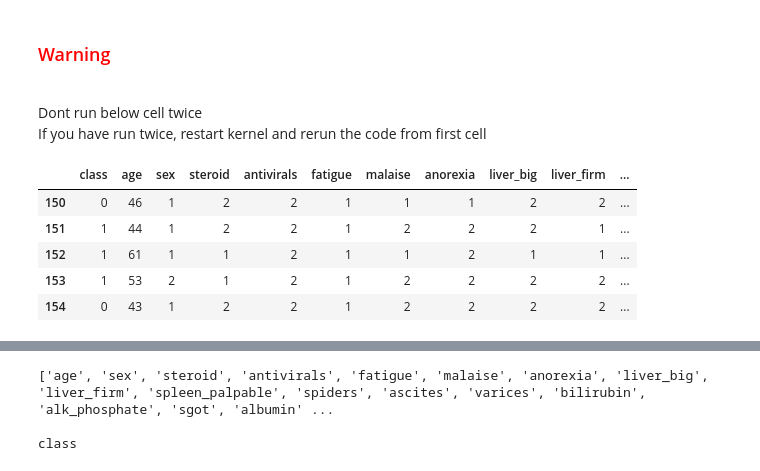
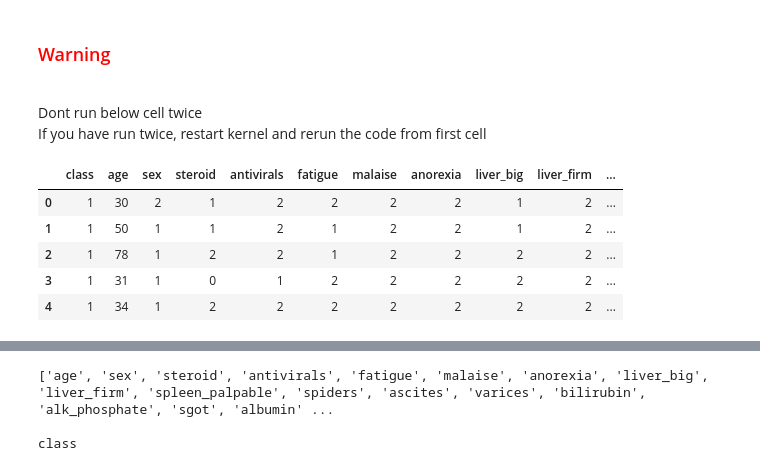
Before and after one commit to PDahal2871/Hepatitis-Survival-Prediction, a Jupyter notebook: HSP.ipynb, the cells around one changed output, grey strips where cells are left out. Cells and saved outputs as stored; diff of their text form; code cells hidden in the pictures.

```diff
--- a/HSP.ipynb
+++ b/HSP.ipynb
@@ -60,19 +60,19 @@ data["class"] = data["class"].map(class_map)
 # %%
 """
 we have to predict class
 
 class 0 --- Dead
 class 1 --- Survived
 
 """
-data.tail()
+data.head()
 # %% [output]
 |  | class | age | sex | steroid | antivirals | fatigue | malaise | anorexia | liver_big | liver_firm | ... |
-| 150 | 0 | 46 | 1 | 2 | 2 | 1 | 1 | 1 | 2 | 2 | ... |
-| 151 | 1 | 44 | 1 | 2 | 2 | 1 | 2 | 2 | 2 | 1 | ... |
-| 152 | 1 | 61 | 1 | 1 | 2 | 1 | 1 | 2 | 1 | 1 | ... |
-| 153 | 1 | 53 | 2 | 1 | 2 | 1 | 2 | 2 | 2 | 2 | ... |
-| 154 | 0 | 43 | 1 | 2 | 2 | 1 | 2 | 2 | 2 | 2 | ... |
+| 0 | 1 | 30 | 2 | 1 | 2 | 2 | 2 | 2 | 1 | 2 | ... |
+| 1 | 1 | 50 | 1 | 1 | 2 | 1 | 2 | 2 | 1 | 2 | ... |
+| 2 | 1 | 78 | 1 | 2 | 2 | 1 | 2 | 2 | 2 | 2 | ... |
+| 3 | 1 | 31 | 1 | 0 | 1 | 2 | 2 | 2 | 2 | 2 | ... |
+| 4 | 1 | 34 | 1 | 2 | 2 | 2 | 2 | 2 | 2 | 2 | ... |
 # %%
 data.isnull().sum()
 # %% [output]
```
Also changed, not shown: parts of 93 cells of this notebook, 10 other files.
